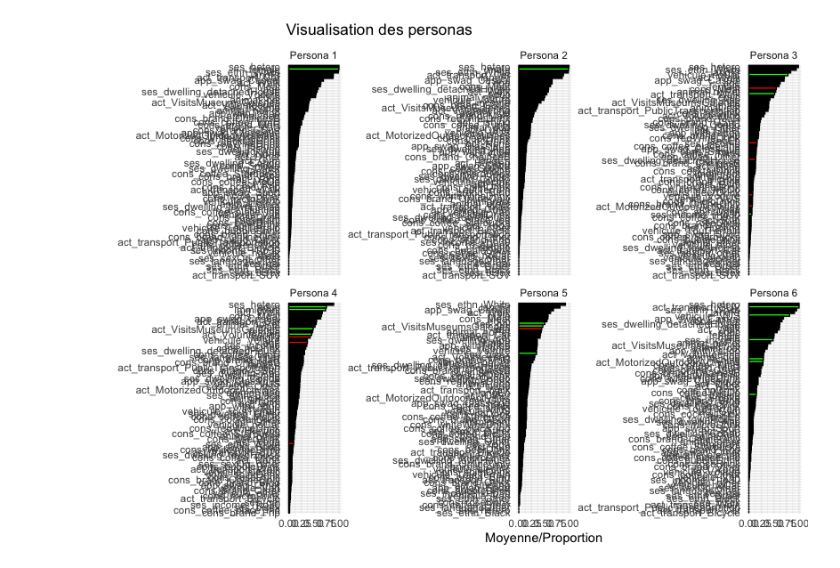
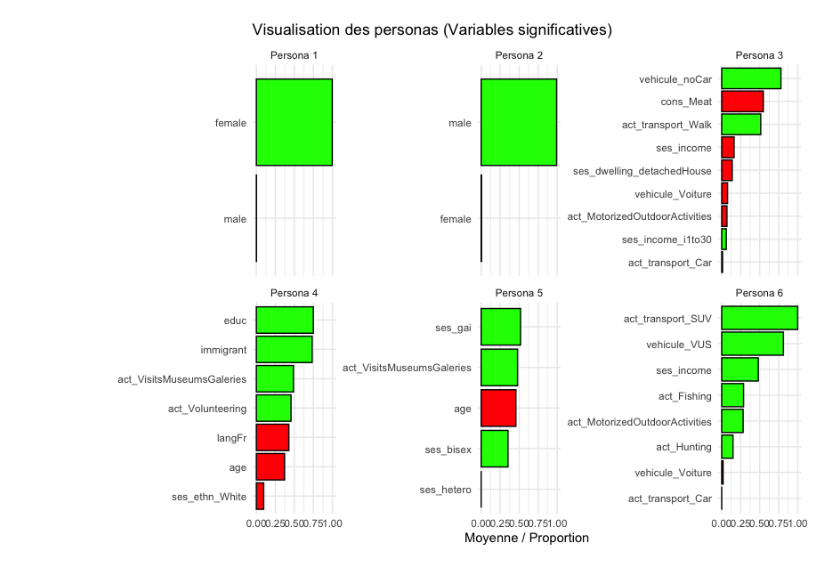
Before and after one commit to clessn/datagotchi_federal_2024, a Jupyter notebook: sjvin/clustering/qc_2022/03_02-2_desc_composition.ipynb, the cells around one changed output. Drawn from its saved outputs; the diff is of its cells as text; code cells hidden in the pictures.

```diff
--- a/sjvin/clustering/qc_2022/03_02-2_desc_composition.ipynb
+++ b/sjvin/clustering/qc_2022/03_02-2_desc_composition.ipynb
@@ -82,0 +41,10 @@ print(importance_scores)
+# %%
+# Fonction pour décrire les personas en affichant les moyennes et écarts-types par cluster
+# (La variable "cluster" doit déjà être présente et factorisée dans data)
+describe_personas <- function(data, variables) {
+  persona_summary <- data %>%
+    group_by(cluster) %>%
+    summarise(across(all_of(variables), list(mean = ~mean(.x, na.rm = TRUE),
+                                               sd = ~sd(.x, na.rm = TRUE))))
+  print(persona_summary)
+}
@@ -172,19 +169,16 @@ Ce cluster est composé de 50.3% de femmes, 6.1% d'immigrants, un âge moyen de
 There were 30 warnings (use warnings() to see them)
 # %%
-# Tri des données pour le graphique
-all_data_viz <- all_data_viz %>%
-  group_by(Persona) %>%
-  arrange(desc(Mean)) %>%
-  ungroup()
+all_data_viz_signif <- all_data_viz %>%
+  filter(Color %in% c("green", "red"))
 
-# Sauvegarder le graphique
-ggplot(all_data_viz, aes(x = reorder_within(Variable, Mean, Persona), y = Mean, fill = Color)) +
+ggplot(all_data_viz_signif, aes(x = reorder_within(Variable, Mean, Persona),
+                                y = Mean, fill = Color)) +
   geom_bar(stat = "identity", color = "black", show.legend = FALSE) +
   scale_fill_identity() +
-  labs(title = "Visualisation des personas", x = "", y = "Moyenne/Proportion") +
+  labs(title = "Visualisation des personas (Variables significatives)", x = "", y = "Moyenne / Proportion") +
   theme_minimal() +
   coord_flip() +
   facet_wrap(~ Persona, scales = "free_y") +
   scale_x_reordered()
 # %% [output]
-[figure, old version]
+[figure, new version]
```
Also changed, not shown: parts of 6 cells of this notebook.
